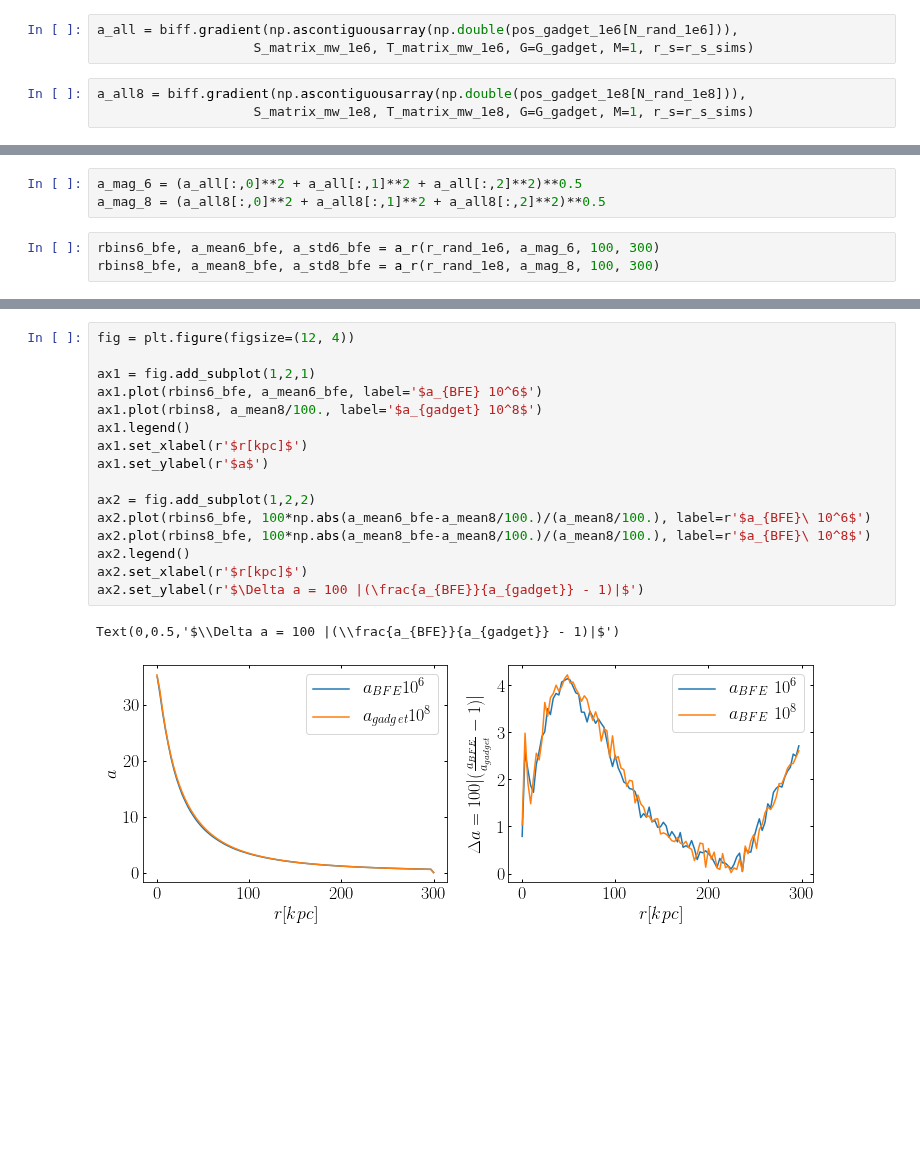
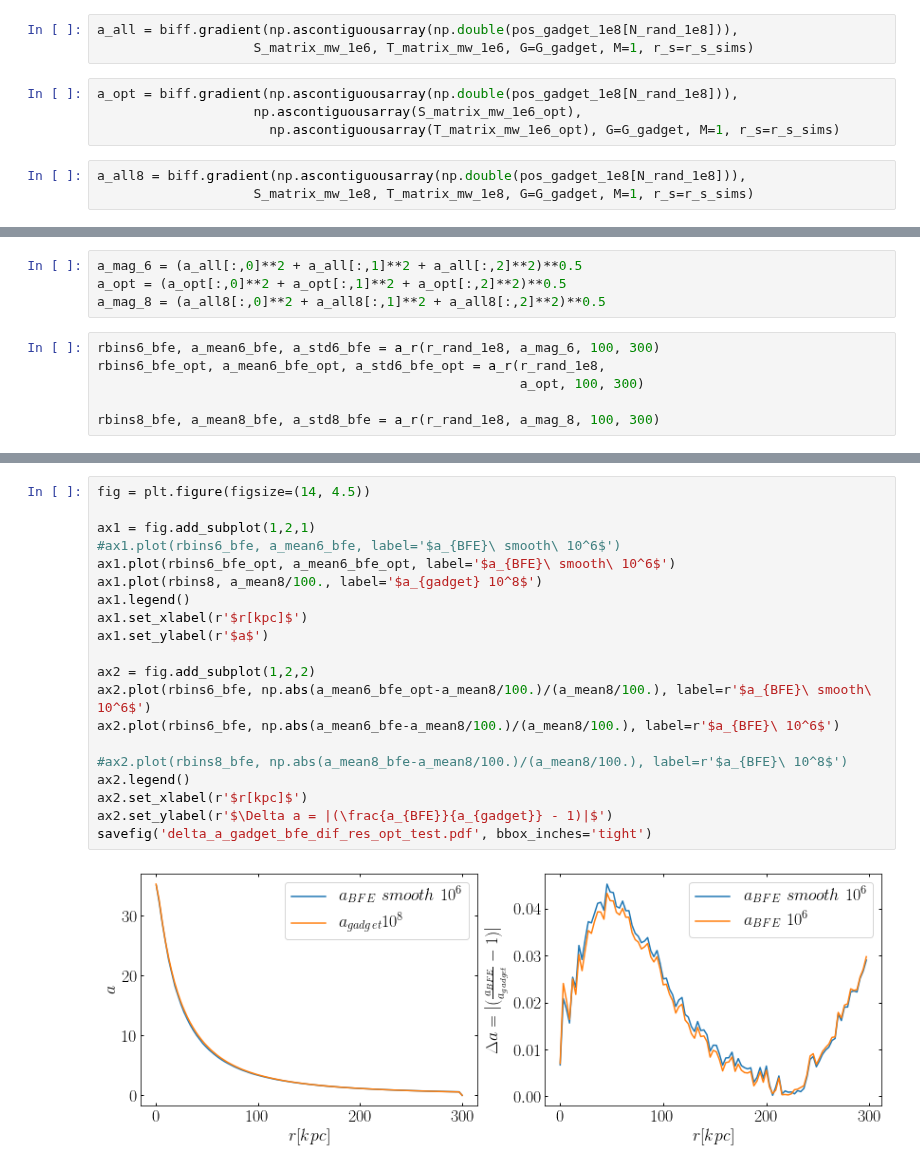
Before and after one commit to jngaravitoc/MW-LMC-SCF, a Jupyter notebook: code/BFE_gadget_noise.ipynb, the cells around one changed output, grey strips where cells are left out. Drawn from its saved outputs; the diff is of its cells as text; blank space fills up the shorter version.

```diff
--- a/code/BFE_gadget_noise.ipynb
+++ b/code/BFE_gadget_noise.ipynb
@@ -113,7 +139,11 @@ N_rand_1e6 = np.random.randint(0, 1000000, 10000)
 N_rand_1e8 = np.random.randint(0, 100000000, 10000)
 # %%
-a_all = biff.gradient(np.ascontiguousarray(np.double(pos_gadget_1e6[N_rand_1e6])),
+a_all = biff.gradient(np.ascontiguousarray(np.double(pos_gadget_1e8[N_rand_1e8])),
                     S_matrix_mw_1e6, T_matrix_mw_1e6, G=G_gadget, M=1, r_s=r_s_sims)
+# %%
+a_opt = biff.gradient(np.ascontiguousarray(np.double(pos_gadget_1e8[N_rand_1e8])),
+                    np.ascontiguousarray(S_matrix_mw_1e6_opt),
+                      np.ascontiguousarray(T_matrix_mw_1e6_opt), G=G_gadget, M=1, r_s=r_s_sims)
 # %%
 a_all8 = biff.gradient(np.ascontiguousarray(np.double(pos_gadget_1e8[N_rand_1e8])),
                     S_matrix_mw_1e8, T_matrix_mw_1e8, G=G_gadget, M=1, r_s=r_s_sims)
@@ -122,7 +152,11 @@ r_rand_1e6 = (pos_gadget_1e6[N_rand_1e6,0]**2 + pos_gadget_1e6[N_rand_1e6,1]**2
 r_rand_1e8 = (pos_gadget_1e8[N_rand_1e8,0]**2 + pos_gadget_1e8[N_rand_1e8,1]**2 + pos_gadget_1e8[N_rand_1e8,2]**2)**0.5
 # %%
 a_mag_6 = (a_all[:,0]**2 + a_all[:,1]**2 + a_all[:,2]**2)**0.5
+a_opt = (a_opt[:,0]**2 + a_opt[:,1]**2 + a_opt[:,2]**2)**0.5
 a_mag_8 = (a_all8[:,0]**2 + a_all8[:,1]**2 + a_all8[:,2]**2)**0.5
 # %%
-rbins6_bfe, a_mean6_bfe, a_std6_bfe = a_r(r_rand_1e6, a_mag_6, 100, 300)
+rbins6_bfe, a_mean6_bfe, a_std6_bfe = a_r(r_rand_1e8, a_mag_6, 100, 300)
+rbins6_bfe_opt, a_mean6_bfe_opt, a_std6_bfe_opt = a_r(r_rand_1e8,
+                                                      a_opt, 100, 300)
+
 rbins8_bfe, a_mean8_bfe, a_std8_bfe = a_r(r_rand_1e8, a_mag_8, 100, 300)
@@ -146,22 +200,25 @@ Text(0,0.5,'$\\Delta a$')
 # %%
-fig = plt.figure(figsize=(12, 4))
+fig = plt.figure(figsize=(14, 4.5))
 
 ax1 = fig.add_subplot(1,2,1)
-ax1.plot(rbins6_bfe, a_mean6_bfe, label='$a_{BFE} 10^6$')
+#ax1.plot(rbins6_bfe, a_mean6_bfe, label='$a_{BFE}\ smooth\ 10^6$')
+ax1.plot(rbins6_bfe_opt, a_mean6_bfe_opt, label='$a_{BFE}\ smooth\ 10^6$')
 ax1.plot(rbins8, a_mean8/100., label='$a_{gadget} 10^8$')
 ax1.legend()
 ax1.set_xlabel(r'$r[kpc]$')
 ax1.set_ylabel(r'$a$')
 
 ax2 = fig.add_subplot(1,2,2)
-ax2.plot(rbins6_bfe, 100*np.abs(a_mean6_bfe-a_mean8/100.)/(a_mean8/100.), label=r'$a_{BFE}\ 10^6$')
-ax2.plot(rbins8_bfe, 100*np.abs(a_mean8_bfe-a_mean8/100.)/(a_mean8/100.), label=r'$a_{BFE}\ 10^8$')
+ax2.plot(rbins6_bfe, np.abs(a_mean6_bfe_opt-a_mean8/100.)/(a_mean8/100.), label=r'$a_{BFE}\ smooth\ 10^6$')
+ax2.plot(rbins6_bfe, np.abs(a_mean6_bfe-a_mean8/100.)/(a_mean8/100.), label=r'$a_{BFE}\ 10^6$')
+
+#ax2.plot(rbins8_bfe, np.abs(a_mean8_bfe-a_mean8/100.)/(a_mean8/100.), label=r'$a_{BFE}\ 10^8$')
 ax2.legend()
 ax2.set_xlabel(r'$r[kpc]$')
-ax2.set_ylabel(r'$\Delta a = 100 |(\frac{a_{BFE}}{a_{gadget}} - 1)|$')
+ax2.set_ylabel(r'$\Delta a = |(\frac{a_{BFE}}{a_{gadget}} - 1)|$')
+savefig('delta_a_gadget_bfe_dif_res_opt_test.pdf', bbox_inches='tight')
 # %% [output]
-Text(0,0.5,'$\\Delta a = 100 |(\\frac{a_{BFE}}{a_{gadget}} - 1)|$')
-[figure, old version]
+[figure, new version]
 # %%
 #
 
```
Also changed, not shown: parts of 36 cells of this notebook, 7 other files.
